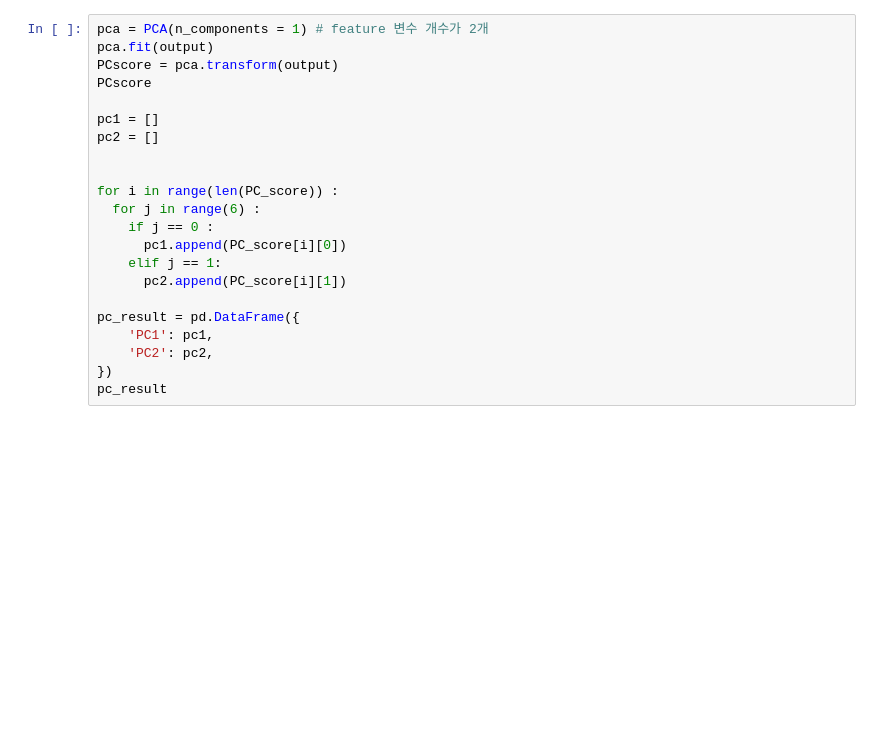
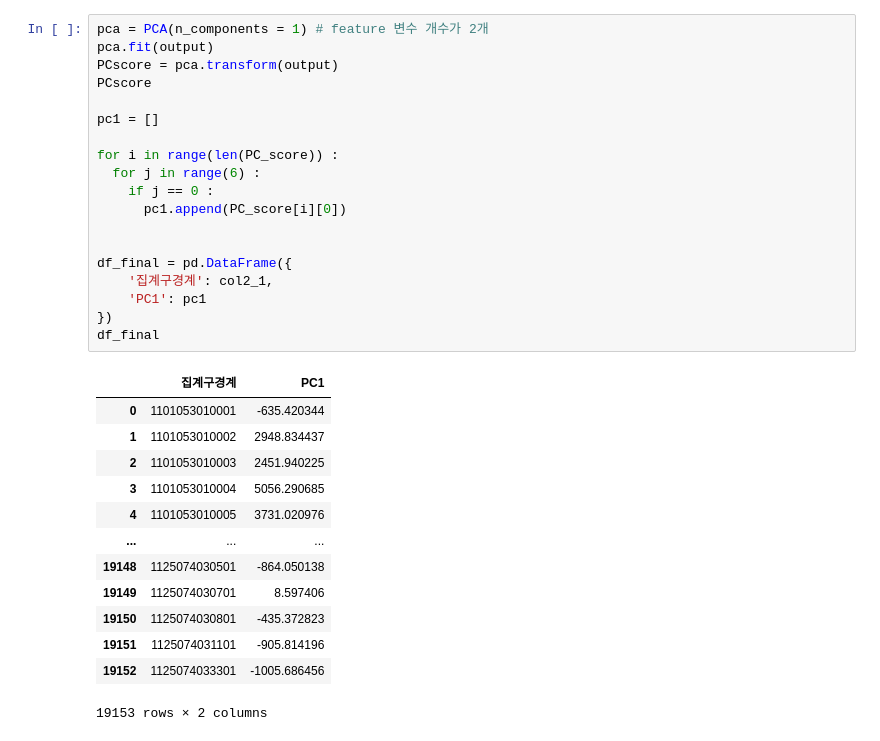
Before and after one commit to ansehoon1999/DataCampusProject, a Jupyter notebook: 세훈&기영_데청캠/pca_유동인구.ipynb, the cells around one changed output. Saved outputs shown, nothing was run; the diff lists cells and outputs as text; blank space fills up the shorter version.

```diff
--- a/세훈&기영_데청캠/pca_유동인구.ipynb
+++ b/세훈&기영_데청캠/pca_유동인구.ipynb
@@ -331,22 +332,33 @@ df_v
 # %%
 pca = PCA(n_components = 1) # feature 변수 개수가 2개
 pca.fit(output)
 PCscore = pca.transform(output)
 PCscore
 
 pc1 = []
-pc2 = []
-
 
 for i in range(len(PC_score)) :
   for j in range(6) :
     if j == 0 :
       pc1.append(PC_score[i][0])
-    elif j == 1:
-      pc2.append(PC_score[i][1])
 
-pc_result = pd.DataFrame({
-    'PC1': pc1,
-    'PC2': pc2,
+
+df_final = pd.DataFrame({
+    '집계구경계': col2_1,
+    'PC1': pc1
 })
-pc_result
+df_final
+# %% [output]
+|  | 집계구경계 | PC1 |
+| 0 | 1101053010001 | -635.420344 |
+| 1 | 1101053010002 | 2948.834437 |
+| 2 | 1101053010003 | 2451.940225 |
+| 3 | 1101053010004 | 5056.290685 |
+| 4 | 1101053010005 | 3731.020976 |
+| ... | ... | ... |
+| 19148 | 1125074030501 | -864.050138 |
+| 19149 | 1125074030701 | 8.597406 |
+| 19150 | 1125074030801 | -435.372823 |
+| 19151 | 1125074031101 | -905.814196 |
+| 19152 | 1125074033301 | -1005.686456 |
+19153 rows × 2 columns
```
Also changed, not shown: parts of 8 cells of this notebook.
